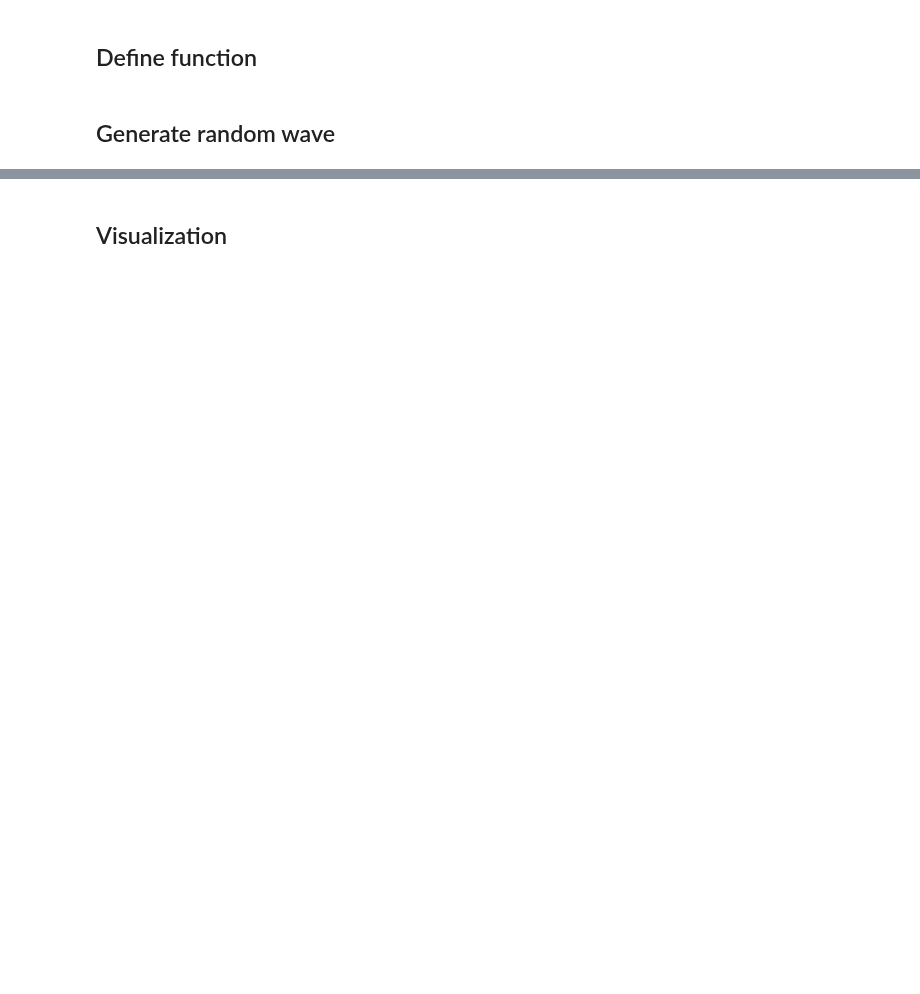
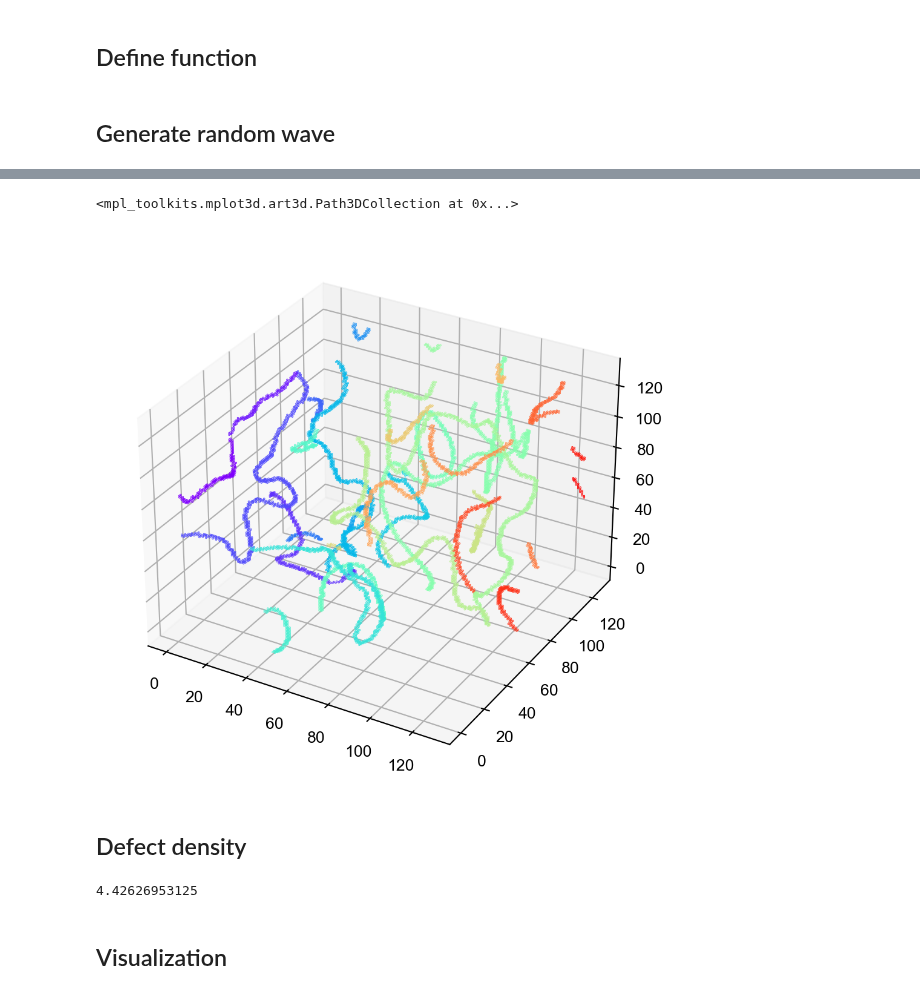
Before and after one commit to ch-tung/Randomwave_ML, a Jupyter notebook: vortex_lines/test_phase_vortex.ipynb, the cells around one changed output, grey strips where cells are left out. Drawn from its saved outputs; the diff is of its cells as text; code cells hidden in the pictures; blank space fills up the shorter version.

```diff
--- a/vortex_lines/test_phase_vortex.ipynb
+++ b/vortex_lines/test_phase_vortex.ipynb
@@ -319,0 +373,40 @@ array([[0, 0, 0],
+# %%
+poslist_arr = np.array(positions_tuple_list)
+
+# %matplotlib widget
+fig = plt.figure(figsize=(6,6),dpi=192)
+ax = fig.add_subplot(1, 1, 1, projection='3d')
+
+# plot defect voxels
+# ax.plot(poslist_arr[:,0],poslist_arr[:,1],poslist_arr[:,2],'.k')
+ax.scatter(poslist_arr[:,0],poslist_arr[:,1],poslist_arr[:,2],
+    '.',c=parts_array,s=.1,alpha=1,cmap='rainbow')
+
+# # given a sample, plot the sample and its neighbors
+# index_sample = 1200
+# sample_pos = np.unravel_index(positions_list[index_sample],vortex_volume.shape)
+# ax.plot(poslist_arr[index_sample,0],poslist_arr[index_sample,1],poslist_arr[index_sample,2],'r.')
+# # for adjacent_positions in adjacent_list[index_sample]:
+# #     neighbor_pos = np.unravel_index(adjacent_positions,vortex_volume.shape)
+# #     ax.plot(neighbor_pos[0],neighbor_pos[1],neighbor_pos[2],'g.')
+# # positions_list_array[index_sample]
+
+# for adjacent_id in adjacent_id_list[index_sample]:
+#     ax.plot(poslist_arr[adjacent_id,0],poslist_arr[adjacent_id,1],poslist_arr[adjacent_id,2],'xg')
+
+#     # adjacent of adjacent
+#     for adjacent_id2 in adjacent_id_list[adjacent_id]:
+#         if adjacent_id2==index_sample:
+#             continue
+#         ax.plot(poslist_arr[adjacent_id2,0],poslist_arr[adjacent_id2,1],poslist_arr[adjacent_id2,2],'xb')
+
+# poslist_arr[index_sample]
+
+# ax.set_xlim([sample_pos[0]-5,sample_pos[0]+5])
+# ax.set_ylim([sample_pos[1]-5,sample_pos[1]+5])
+# ax.set_zlim([sample_pos[2]-5,sample_pos[2]+5])
+# %% [output]
+<mpl_toolkits.mplot3d.art3d.Path3DCollection at 0x...>
+[figure, added]
+# %% [markdown]
+## Defect density
@@ -320,3 +427,7 @@ array([[0, 0, 0],
+# %%
+defect_density(vortex_volume,r_grid)
+# %% [output]
+4.42626953125
 # %% [markdown]
 ## Visualization
 # %%
```
Also changed, not shown: parts of 21 cells of this notebook.
